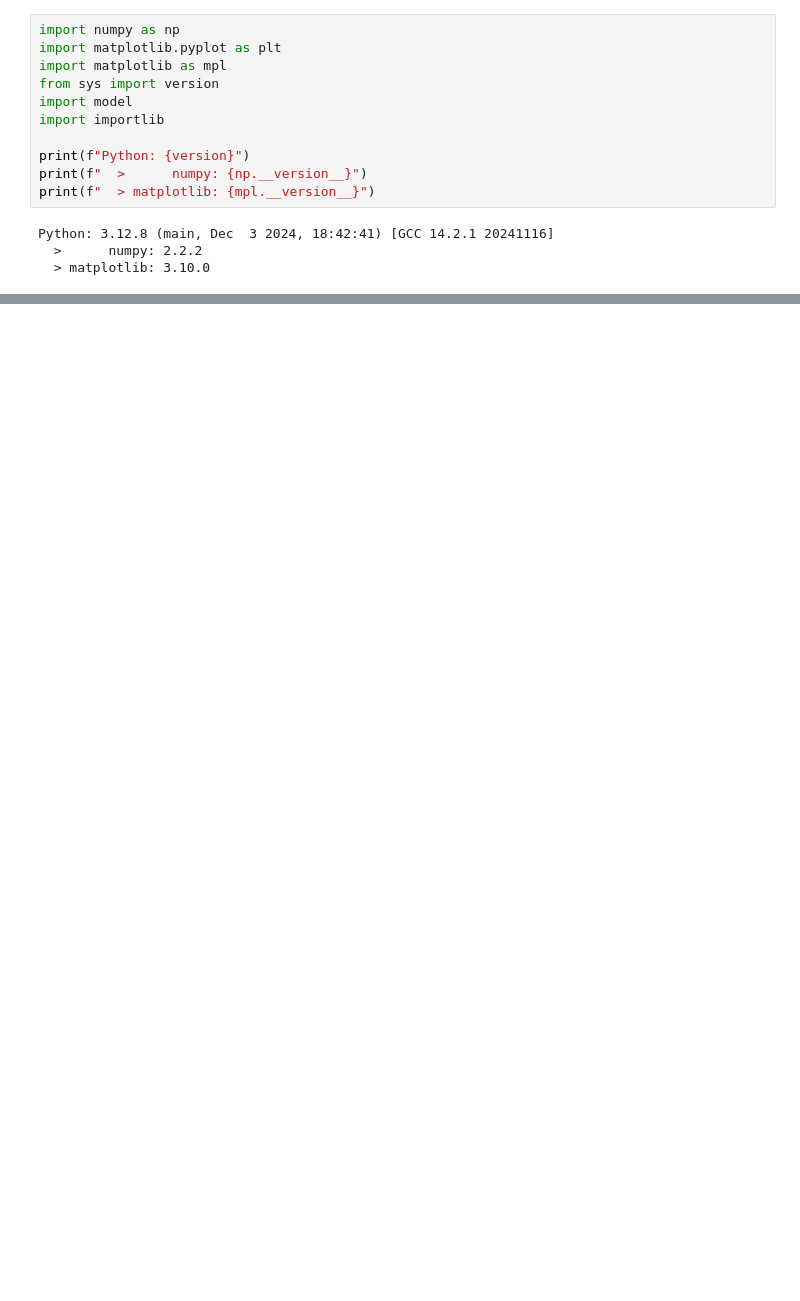
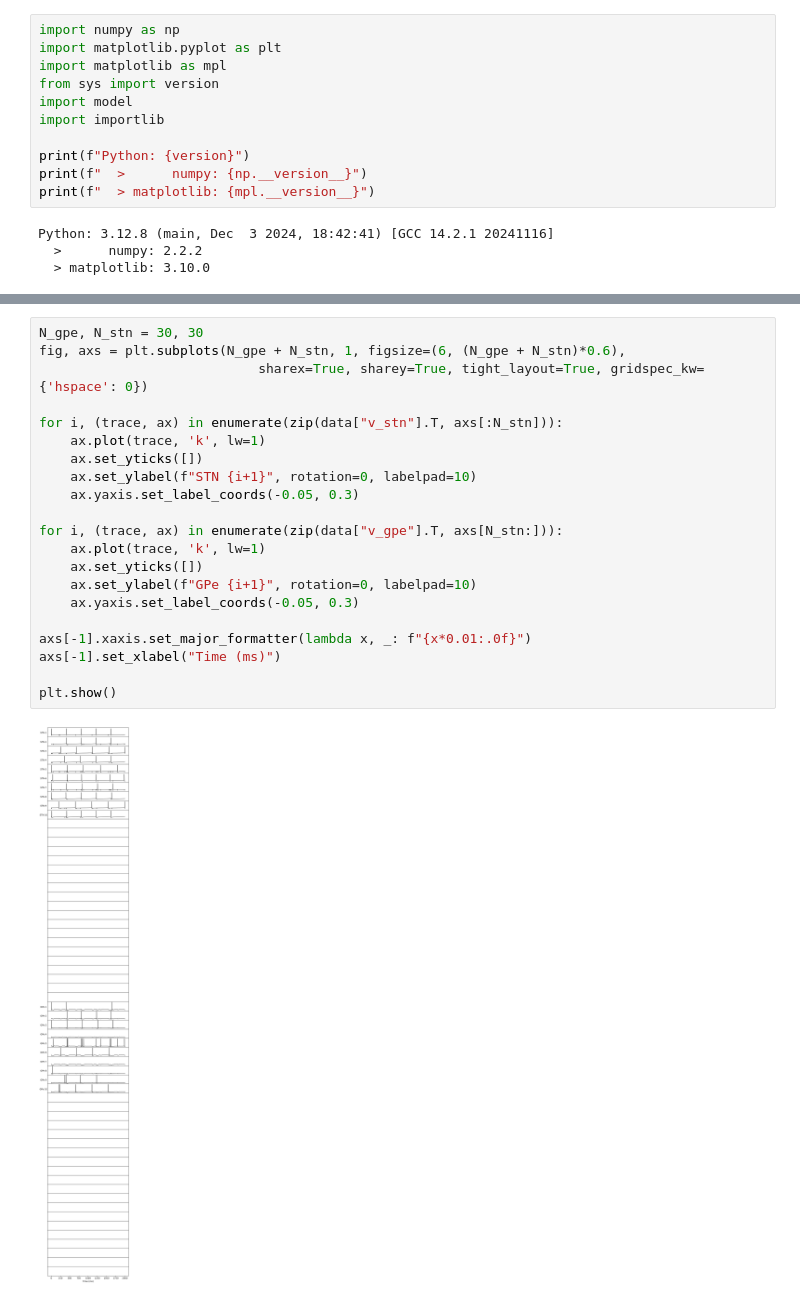
Before and after one commit to NemoInfo/NeuroModelSandbox, a Jupyter notebook: rubin_terman/rt.ipynb, the cells around one changed output, grey strips where cells are left out. Cells and saved outputs as stored; diff of their text form; blank space fills up the shorter version.

```diff
--- a/rubin_terman/rt.ipynb
+++ b/rubin_terman/rt.ipynb
@@ -77 +58,24 @@ print(list(data.keys()))
+# %%
+N_gpe, N_stn = 30, 30
+fig, axs = plt.subplots(N_gpe + N_stn, 1, figsize=(6, (N_gpe + N_stn)*0.6),
+                            sharex=True, sharey=True, tight_layout=True, gridspec_kw={'hspace': 0})
+
+for i, (trace, ax) in enumerate(zip(data["v_stn"].T, axs[:N_stn])):
+    ax.plot(trace, 'k', lw=1)
+    ax.set_yticks([])
+    ax.set_ylabel(f"STN {i+1}", rotation=0, labelpad=10)
+    ax.yaxis.set_label_coords(-0.05, 0.3)
+
+for i, (trace, ax) in enumerate(zip(data["v_gpe"].T, axs[N_stn:])):
+    ax.plot(trace, 'k', lw=1)
+    ax.set_yticks([])
+    ax.set_ylabel(f"GPe {i+1}", rotation=0, labelpad=10)
+    ax.yaxis.set_label_coords(-0.05, 0.3)
+
+axs[-1].xaxis.set_major_formatter(lambda x, _: f"{x*0.01:.0f}")
+axs[-1].set_xlabel("Time (ms)")
+
+plt.show()
+# %% [output]
+[figure, added]
 # %%
```
Also changed, not shown: parts of 3 cells of this notebook, 1 other file.
